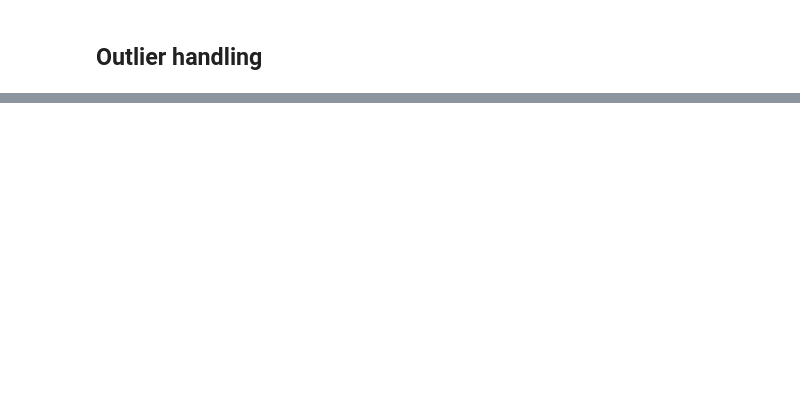
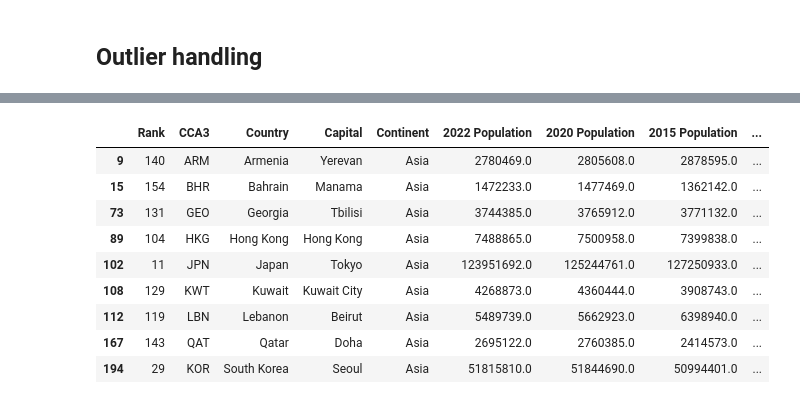
Before and after one commit to rezashokrzad/EDA-for-Datasets, a Jupyter notebook: WorldPopulation_EDA.ipynb, the cells around one changed output, grey strips where cells are left out. Cells and saved outputs as stored; diff of their text form; code cells hidden in the pictures; blank space fills up the shorter version.

```diff
--- a/WorldPopulation_EDA.ipynb
+++ b/WorldPopulation_EDA.ipynb
@@ -238,0 +415,14 @@ population_agg.sort_values(by='Total Population', ascending=False)
+# %%
+# Boolean Conditions
+df[(df['Continent'] == 'Asia') & (df['2022 Population']<df['2020 Population'])]
+# %% [output]
+|  | Rank | CCA3 | Country | Capital | Continent | 2022 Population | 2020 Population | 2015 Population | ... |
+| 9 | 140 | ARM | Armenia | Yerevan | Asia | 2780469.0 | 2805608.0 | 2878595.0 | ... |
+| 15 | 154 | BHR | Bahrain | Manama | Asia | 1472233.0 | 1477469.0 | 1362142.0 | ... |
+| 73 | 131 | GEO | Georgia | Tbilisi | Asia | 3744385.0 | 3765912.0 | 3771132.0 | ... |
+| 89 | 104 | HKG | Hong Kong | Hong Kong | Asia | 7488865.0 | 7500958.0 | 7399838.0 | ... |
+| 102 | 11 | JPN | Japan | Tokyo | Asia | 123951692.0 | 125244761.0 | 127250933.0 | ... |
+| 108 | 129 | KWT | Kuwait | Kuwait City | Asia | 4268873.0 | 4360444.0 | 3908743.0 | ... |
+| 112 | 119 | LBN | Lebanon | Beirut | Asia | 5489739.0 | 5662923.0 | 6398940.0 | ... |
+| 167 | 143 | QAT | Qatar | Doha | Asia | 2695122.0 | 2760385.0 | 2414573.0 | ... |
+| 194 | 29 | KOR | South Korea | Seoul | Asia | 51815810.0 | 51844690.0 | 50994401.0 | ... |
```
Also changed, not shown: parts of 24 cells of this notebook.
